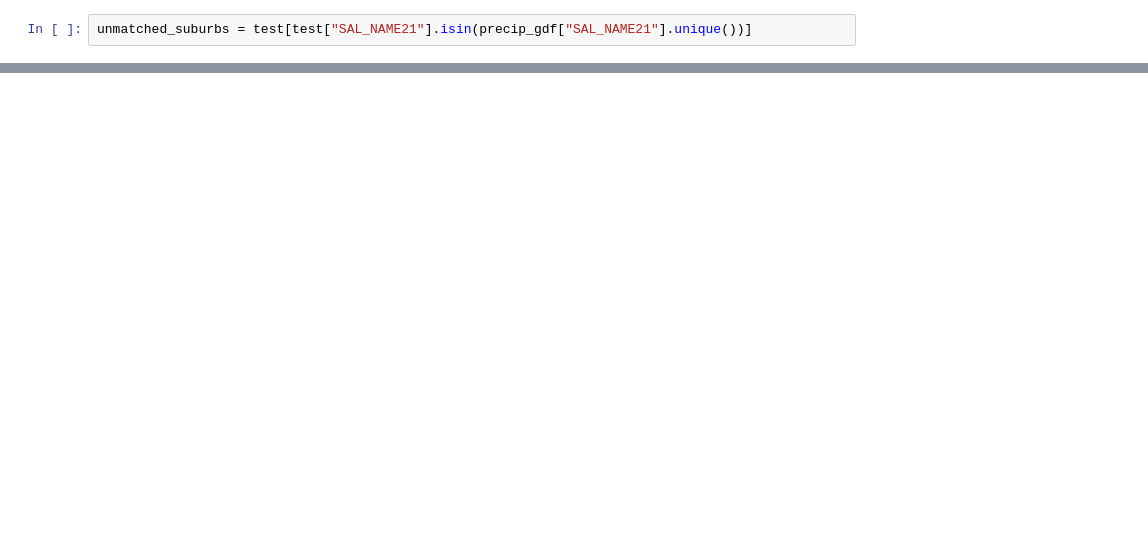
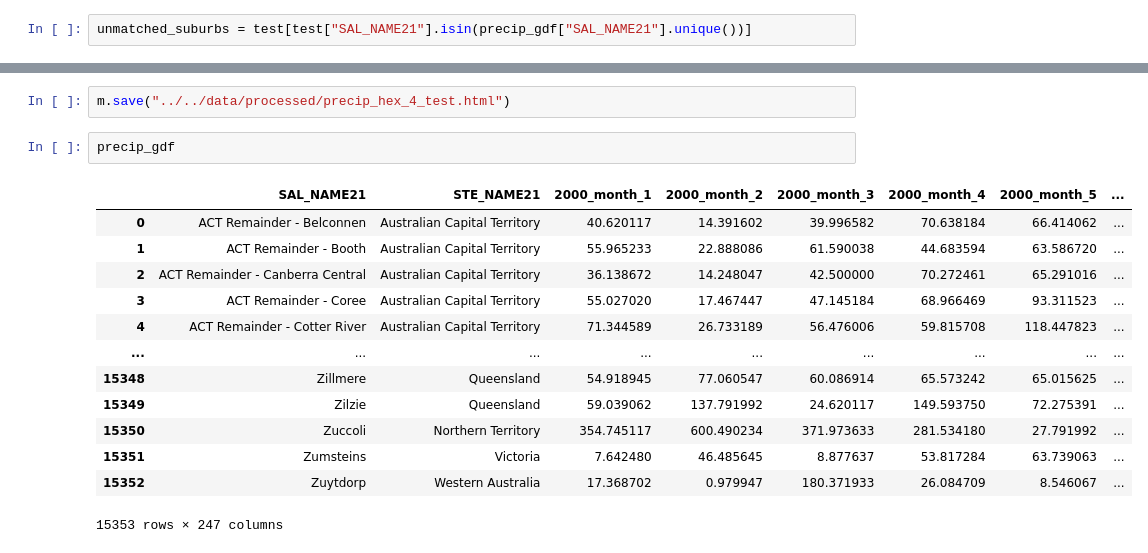
Before and after one commit to WyattJiang/2025_DataScienceProject2_DS07, a Jupyter notebook: data_gen/data_processing.ipynb, the cells around one changed output, grey strips where cells are left out. Cells and saved outputs as stored; diff of their text form; blank space fills up the shorter version.

```diff
--- a/data_gen/data_processing.ipynb
+++ b/data_gen/data_processing.ipynb
@@ -176,0 +174,18 @@ Name: SHAPE_Area, dtype: float64
+# %%
+m.save("../../data/processed/precip_hex_4_test.html")
+# %%
+precip_gdf
+# %% [output]
+|  | SAL_NAME21 | STE_NAME21 | 2000_month_1 | 2000_month_2 | 2000_month_3 | 2000_month_4 | 2000_month_5 | ... |
+| 0 | ACT Remainder - Belconnen | Australian Capital Territory | 40.620117 | 14.391602 | 39.996582 | 70.638184 | 66.414062 | ... |
+| 1 | ACT Remainder - Booth | Australian Capital Territory | 55.965233 | 22.888086 | 61.590038 | 44.683594 | 63.586720 | ... |
+| 2 | ACT Remainder - Canberra Central | Australian Capital Territory | 36.138672 | 14.248047 | 42.500000 | 70.272461 | 65.291016 | ... |
+| 3 | ACT Remainder - Coree | Australian Capital Territory | 55.027020 | 17.467447 | 47.145184 | 68.966469 | 93.311523 | ... |
+| 4 | ACT Remainder - Cotter River | Australian Capital Territory | 71.344589 | 26.733189 | 56.476006 | 59.815708 | 118.447823 | ... |
+| ... | ... | ... | ... | ... | ... | ... | ... | ... |
+| 15348 | Zillmere | Queensland | 54.918945 | 77.060547 | 60.086914 | 65.573242 | 65.015625 | ... |
+| 15349 | Zilzie | Queensland | 59.039062 | 137.791992 | 24.620117 | 149.593750 | 72.275391 | ... |
+| 15350 | Zuccoli | Northern Territory | 354.745117 | 600.490234 | 371.973633 | 281.534180 | 27.791992 | ... |
+| 15351 | Zumsteins | Victoria | 7.642480 | 46.485645 | 8.877637 | 53.817284 | 63.739063 | ... |
+| 15352 | Zuytdorp | Western Australia | 17.368702 | 0.979947 | 180.371933 | 26.084709 | 8.546067 | ... |
+15353 rows × 247 columns
```
Also changed, not shown: parts of 18 cells of this notebook, 1 other file.
